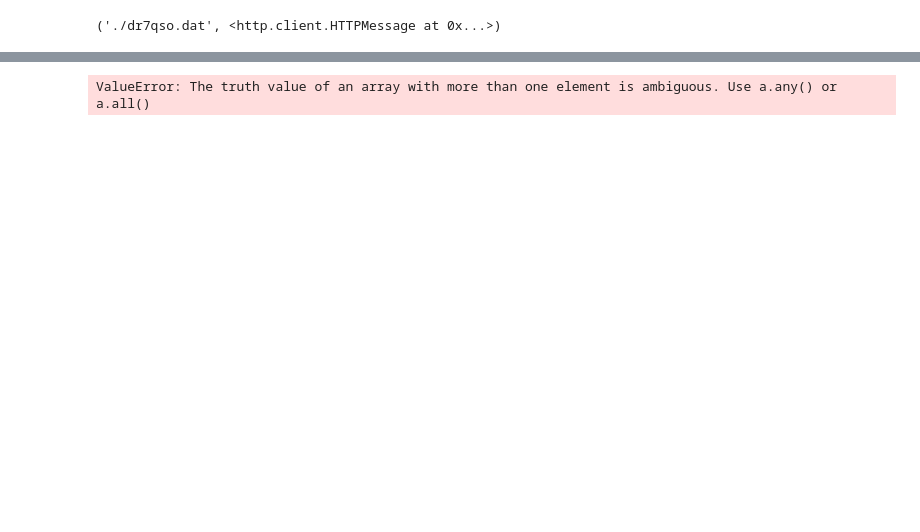
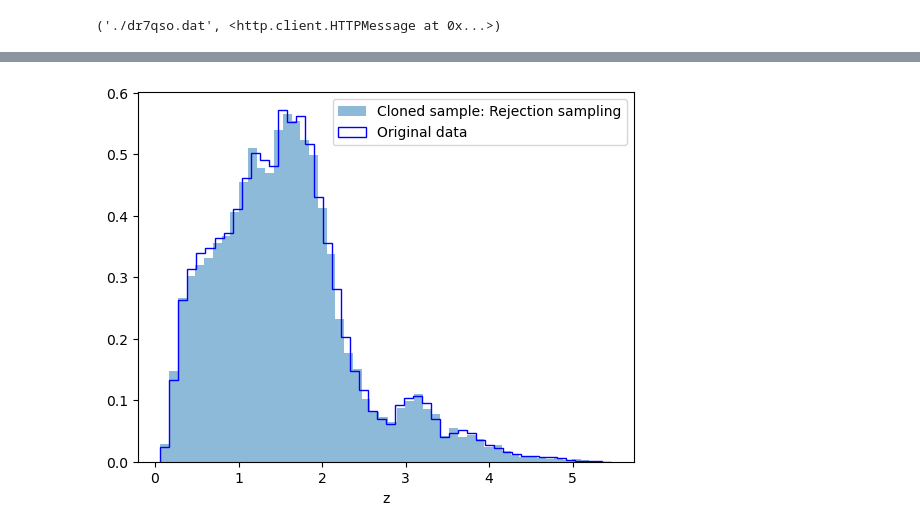
Before and after one commit to ebianchi803/astrostatistics_bicocca_2026, a Jupyter notebook: working/L04.ipynb, the cells around one changed output, grey strips where cells are left out. Saved outputs shown, nothing was run; the diff lists cells and outputs as text; code cells hidden in the pictures; blank space fills up the shorter version.

```diff
--- a/working/L04.ipynb
+++ b/working/L04.ipynb
@@ -46,21 +22,18 @@ def closest(lst, n):
-# %%
-N=1000
-
-xg = np.linspace(0,6,100)
-
-
-ymax = 30000
-x = np.random.uniform(0,10,N)
-y = np.random.uniform(0,ymax,N)
-
-#extradata = lambda i : hist[closest(hist[1],i)]
-plt.scatter(x[y<hist[closest(hist[1],x)]],y[y<hist[closest(hist[1],x)]],c='yellow')
-#plt.scatter(x[y>f(x)],y[y>f(x)],c='red')
-
-plt.show()
-goodpoints = x[y<f(x)]
-
-
-plt.hist(goodpoints,bins=50,density=True,histtype='step',color='green');
-# %% [output]
-ValueError: The truth value of an array with more than one element is ambiguous. Use a.any() or a.all()
+# %%
+# rejection sampling
+N=100000
+counts, bins = np.histogram(z,50,density=True)
+dist = rv_histogram((counts, bins))
+
+
+ymax = max(counts)
+x = np.random.uniform(0,10,N) #proposed points
+y = np.random.uniform(0,ymax,N) #
+
+goodpoints = x[y<=dist.pdf(x)]
+plt.hist(goodpoints,50,density=True,alpha=0.5,label='Cloned sample: Rejection sampling')
+hist = plt.hist(z,50,density=True,histtype='step',label='Original data', color='b')
+plt.xlabel('z')
+plt.legend();
+# %% [output]
+[figure, added]
```
Also changed, not shown: parts of 6 cells of this notebook.
